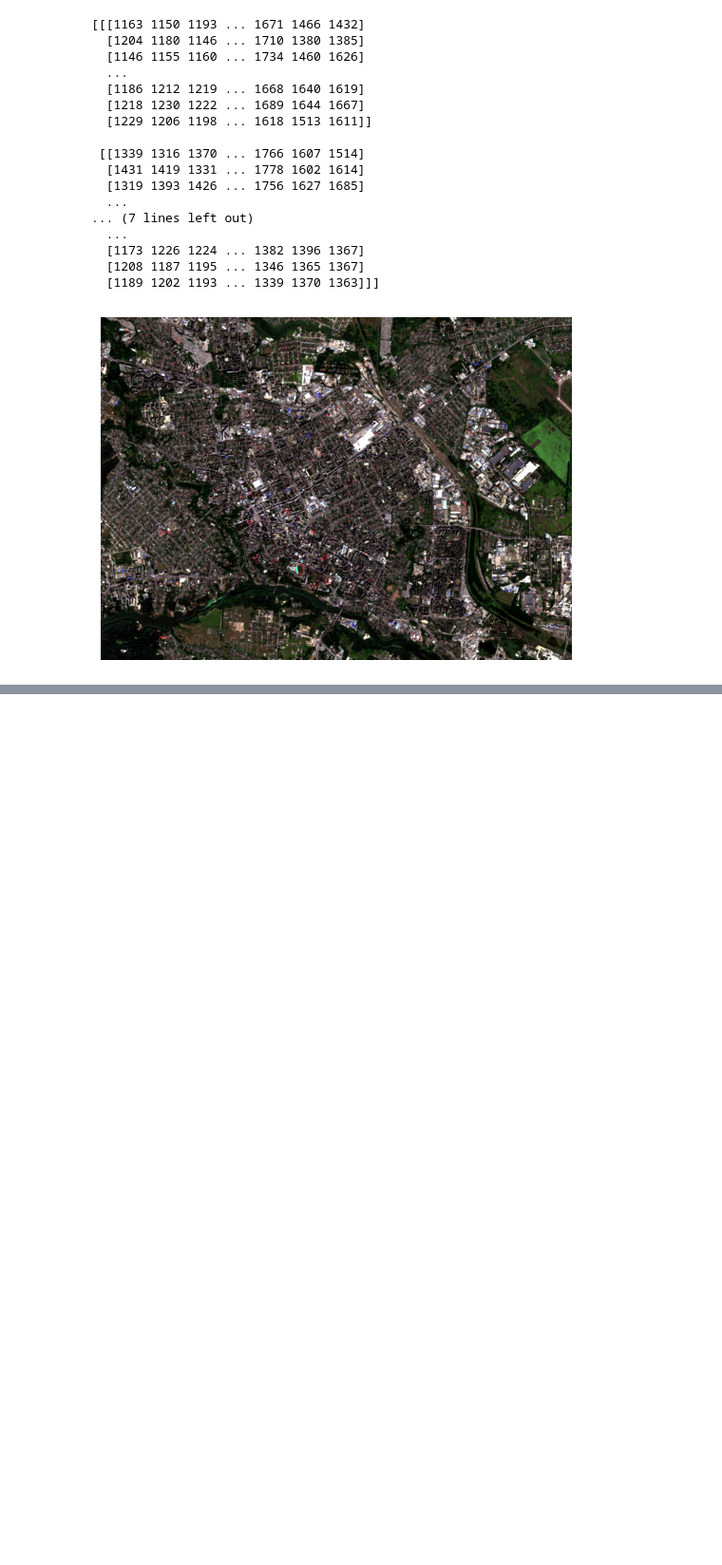
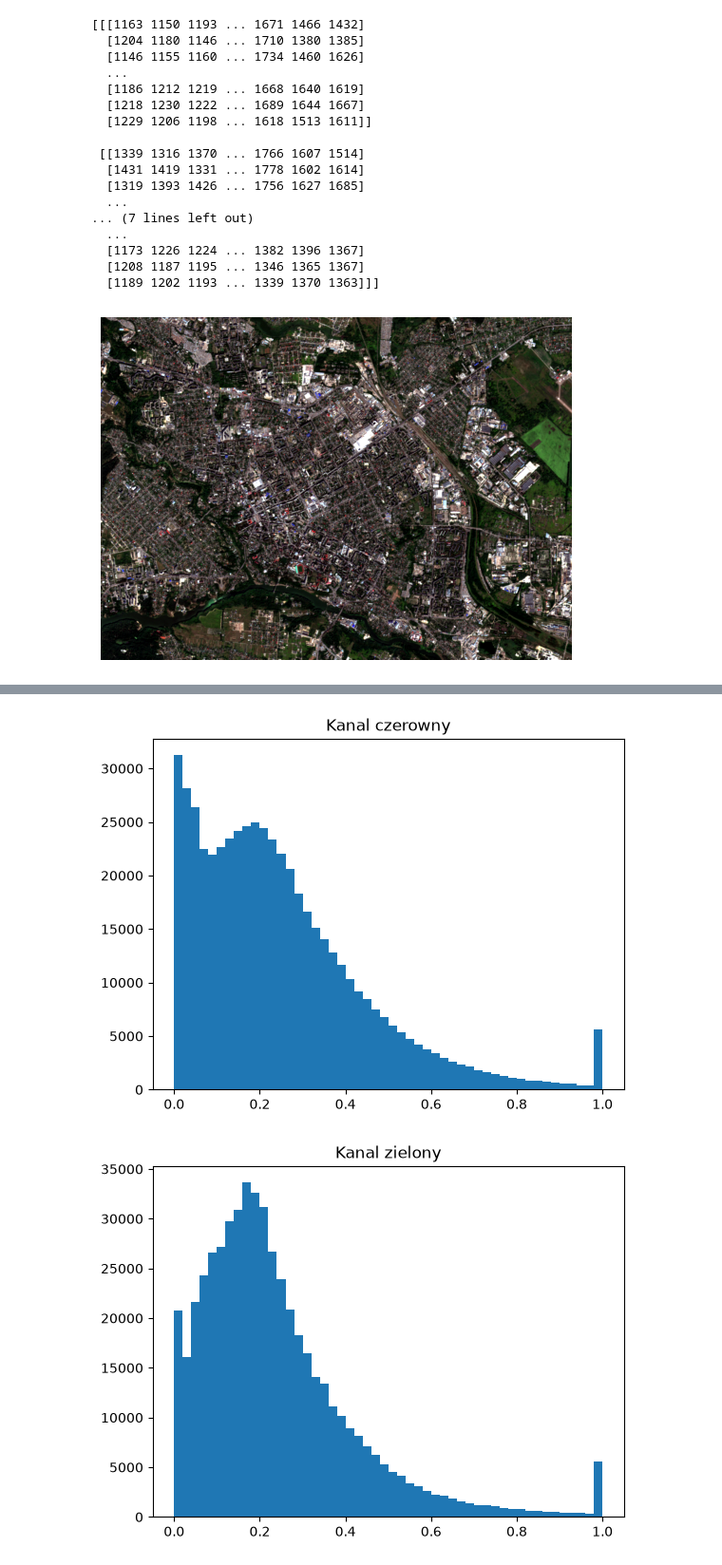
Before and after one commit to Nikita74706/Nikita-Osaula---Struktury-Danych, a Jupyter notebook: scripts/lab06.ipynb, the cells around one changed output, grey strips where cells are left out. Shown at 95% size. Cells and saved outputs as stored; diff of their text form; code cells hidden in the pictures; blank space fills up the shorter version.

```diff
--- a/scripts/lab06.ipynb
+++ b/scripts/lab06.ipynb
@@ -150,14 +0,0 @@ plt.show()
-# %%
-# Wysokość czy szerokość rastra wyciągnąć możemy ze znanego już nam raster_rgb2.shape
-# Niektóre informacje można jednak pobrać tylko bezpośrednio z pliku, a nie z numpy array. Dlaczego?
-with rasterio.open(path2 + "B04.tif") as src:
-    print(src.nodata)
-    print(src.crs)
-    print(src.bounds)
-    print(src.res)
-    print(src.transform)
-    # Jak rozumieć powyższe wartości?
-
-    # Wykorzystując dostęp do plików możemy też przepytywać dane pod względem współrzędnych:
-    print(src.xy(100, 100))
-    print(src.index(658000, 6074300))
@@ -189,19 +0,0 @@ with rasterio.open(
-# %%
-# Wersja zapisu #2:
-with rasterio.open(path2 + "B04.tif") as src:
-    profile = src.profile
-    print(profile)
-
-    profile.update(
-        count=3,
-        dtype=rgb_to_save.dtype
-    )
-
-with rasterio.open(
-    "rgb_output2.tif",
-    "w",
-    **profile # Rozpakowanie słownika
-) as dst:
-    dst.write(rgb_to_save)
-
-# Czym różnią się obie wersje? Czy wynikowy plik będzie identyczny?
@@ -307,0 +55,14 @@ with rasterio.open(rgb_path + "B04.tif") as src:
+# %%
+
+plt.hist(raster_ua[:,:,0].flatten(), bins=50)
+plt.title("Kanal czerowny")
+plt.show()
+plt.hist(raster_ua[:,:,1].flatten(), bins=50)
+plt.title("Kanal zielony")
+plt.show()
+plt.hist(raster_ua[:,:,2].flatten(), bins=50)
+plt.title("Kanal niebieski")
+plt.show()
+# %% [output]
+[figure, added]
+[figure, added]
```
Also changed, not shown: parts of 18 cells of this notebook.
